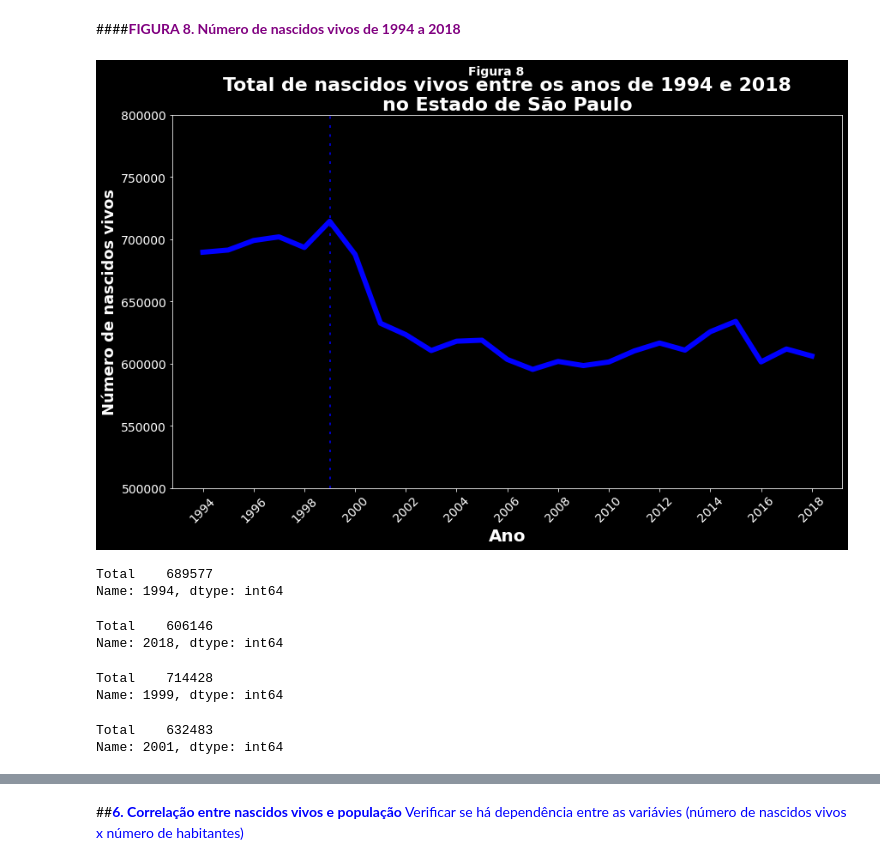
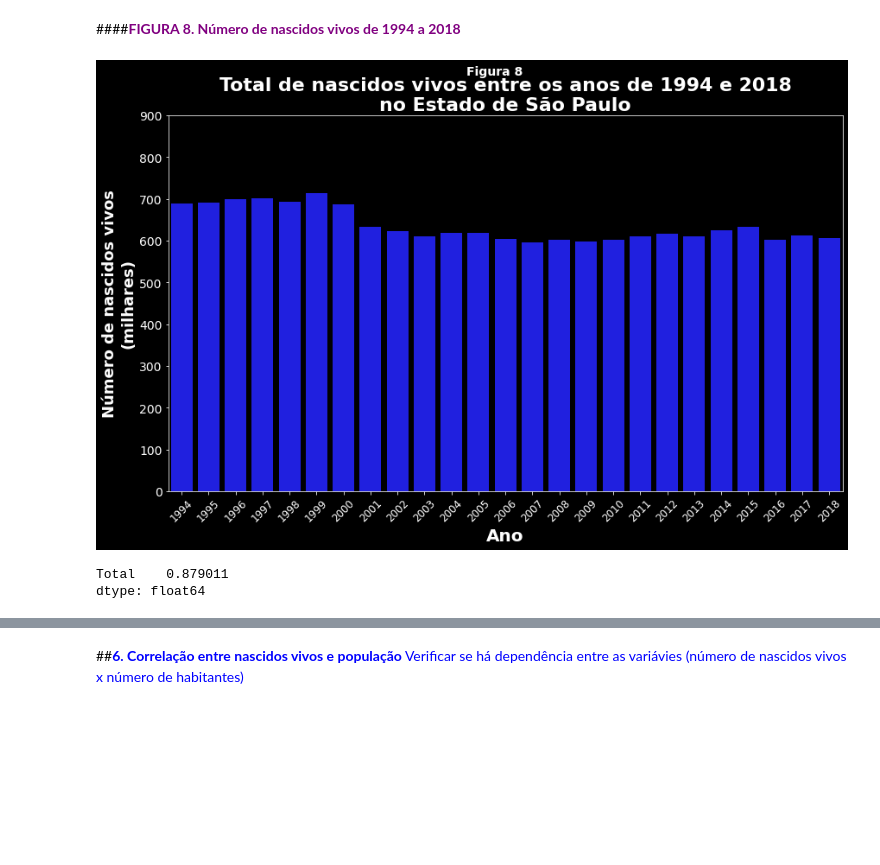
Before and after one commit to vanleiko/bootcamp-alura, a Jupyter notebook: Vanessa_Leiko.ipynb, the cells around one changed output, grey strips where cells are left out. Drawn from its saved outputs; the diff is of its cells as text; code cells hidden in the pictures; blank space fills up the shorter version.

Commit message:
Versão entregue do desafio do Módulo 1

```diff
--- a/Vanessa_Leiko.ipynb
+++ b/Vanessa_Leiko.ipynb
@@ -655,41 +654,26 @@ Int64Index([1994, 1995, 1996, 1997, 1998, 1999, 2000, 2001, 2002, 2003, 2004,
 # %%
 # gráfico do total de nascidos vivos de todos os anos (de 1994 até 2018)
 plt.figure(figsize=(14,8))
 plt.style.use("dark_background")
 
+plt.yticks(fontsize=14)
+plt.xticks(fontsize=12, rotation=45)
+
+plt.ylim(0, 900)
+
+sns.barplot(x=dados_vivos.index, y=dados_vivos.Total/1000, data=dados_vivos, color="blue")
+
 plt.xlabel("Ano", fontsize=20, fontweight="bold")
-plt.ylabel("Número de nascidos vivos", fontsize=18, fontweight="bold")
-
-plt.yticks(fontsize=14)
-plt.xticks(np.arange(1994, 2020, step=2), fontsize=14, rotation=45)
-
-plt.ylim(500000, 800000)
-
-sns.lineplot(x=dados_vivos.index, y="Total", data=dados_vivos, linewidth=6, color="blue")
+plt.ylabel("Número de nascidos vivos\n(milhares)", fontsize=18, fontweight="bold")
 
 plt.title((f"Total de nascidos vivos entre os anos de 1994 e 2018\nno Estado de São Paulo"),
             fontsize=22, fontweight="bold")
-plt.suptitle("Figura 8", fontsize=14, fontweight="bold")
-plt.axvline(x=1999, color="blue", dashes=(2,5));
+plt.suptitle("Figura 8", fontsize=14, fontweight="bold");
 # %% [output]
-[figure, old version]
+[figure, new version]
-# %%
-dados_vivos.loc[1994]
-# %% [output]
-Total    689577
-Name: 1994, dtype: int64
-# %%
-dados_vivos.loc[2018]
-# %% [output]
-Total    606146
-Name: 2018, dtype: int64
-# %%
-dados_vivos.loc[1999]
-# %% [output]
-Total    714428
-Name: 1999, dtype: int64
-# %%
-dados_vivos.loc[2001]
-# %% [output]
-Total    632483
-Name: 2001, dtype: int64
+# %%
+# relação entre nascidos vivos em 2018 e em 1994
+dados_vivos.loc[2018] / dados_vivos.loc[1994]
+# %% [output]
+Total    0.879011
+dtype: float64
```
Also changed, not shown: parts of 73 cells of this notebook.
